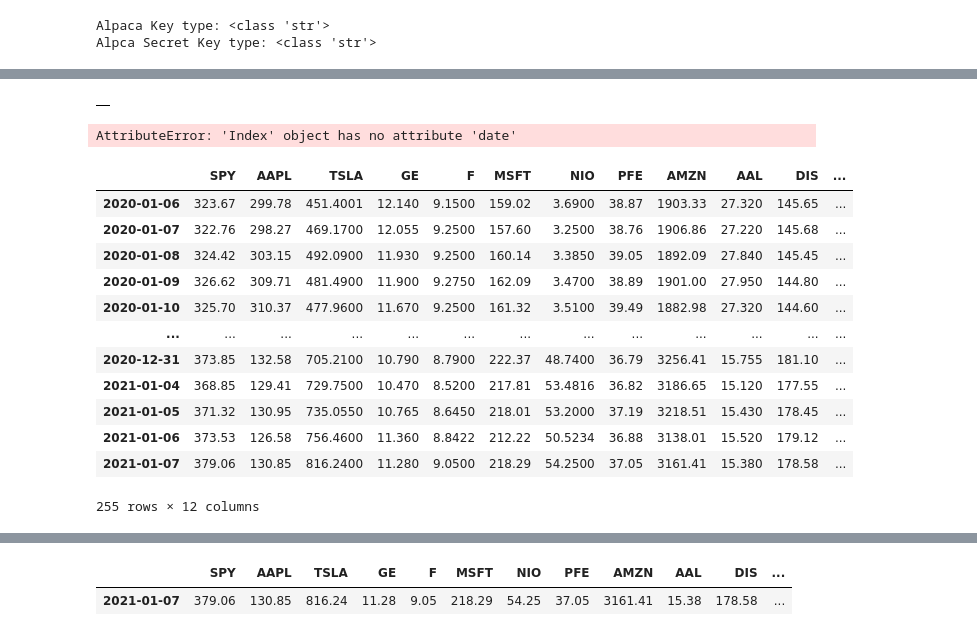
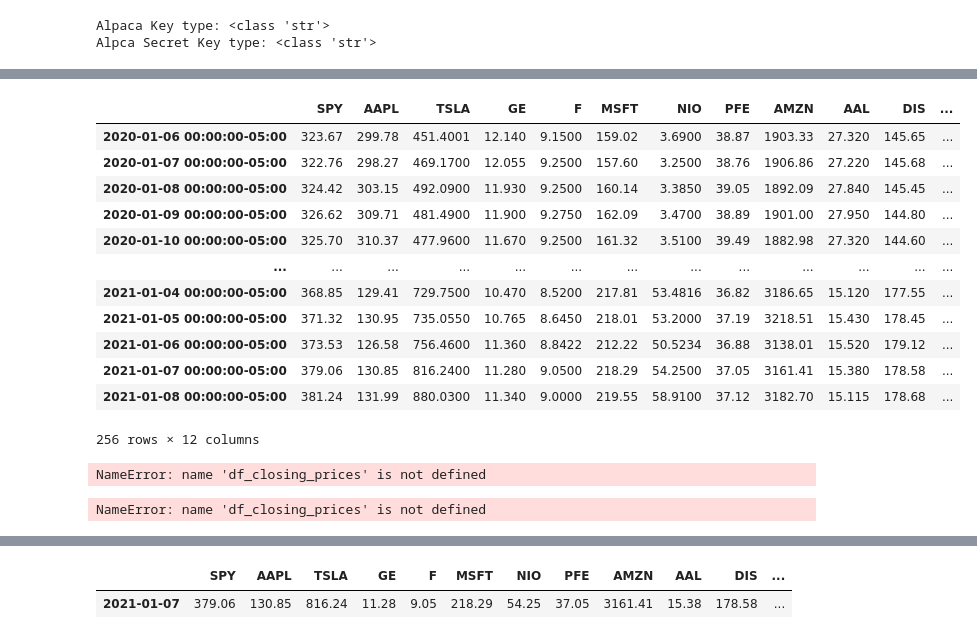
Before and after one commit to jtmcginley123/project-two, a Jupyter notebook: Jorge/sharpe_ratio.ipynb, the cells around one changed output, grey strips where cells are left out. Drawn from its saved outputs; the diff is of its cells as text; code cells hidden in the pictures.

```diff
--- a/Jorge/sharpe_ratio.ipynb
+++ b/Jorge/sharpe_ratio.ipynb
@@ -62,33 +64,33 @@ df_ticker
 # %%
-df_closing_prices = pd.DataFrame()
+df_closing_vol = pd.DataFrame()
 
 for ticker in tickers:
     df_closing_vol[ticker] = df_ticker[ticker]['close']
 # Preview DataFrame
 # YOUR CODE HERE!
-df_closing_prices
+df_closing_vol
 # %% [output]
-|  |
+|  | SPY | AAPL | TSLA | GE | F | MSFT | NIO | PFE | AMZN | AAL | DIS | ... |
+| 2020-01-06 00:00:00-05:00 | 323.67 | 299.78 | 451.4001 | 12.140 | 9.1500 | 159.02 | 3.6900 | 38.87 | 1903.33 | 27.320 | 145.65 | ... |
+| 2020-01-07 00:00:00-05:00 | 322.76 | 298.27 | 469.1700 | 12.055 | 9.2500 | 157.60 | 3.2500 | 38.76 | 1906.86 | 27.220 | 145.68 | ... |
+| 2020-01-08 00:00:00-05:00 | 324.42 | 303.15 | 492.0900 | 11.930 | 9.2500 | 160.14 | 3.3850 | 39.05 | 1892.09 | 27.840 | 145.45 | ... |
+| 2020-01-09 00:00:00-05:00 | 326.62 | 309.71 | 481.4900 | 11.900 | 9.2750 | 162.09 | 3.4700 | 38.89 | 1901.00 | 27.950 | 144.80 | ... |
+| 2020-01-10 00:00:00-05:00 | 325.70 | 310.37 | 477.9600 | 11.670 | 9.2500 | 161.32 | 3.5100 | 39.49 | 1882.98 | 27.320 | 144.60 | ... |
+| ... | ... | ... | ... | ... | ... | ... | ... | ... | ... | ... | ... | ... |
+| 2021-01-04 00:00:00-05:00 | 368.85 | 129.41 | 729.7500 | 10.470 | 8.5200 | 217.81 | 53.4816 | 36.82 | 3186.65 | 15.120 | 177.55 | ... |
+| 2021-01-05 00:00:00-05:00 | 371.32 | 130.95 | 735.0550 | 10.765 | 8.6450 | 218.01 | 53.2000 | 37.19 | 3218.51 | 15.430 | 178.45 | ... |
+| 2021-01-06 00:00:00-05:00 | 373.53 | 126.58 | 756.4600 | 11.360 | 8.8422 | 212.22 | 50.5234 | 36.88 | 3138.01 | 15.520 | 179.12 | ... |
+| 2021-01-07 00:00:00-05:00 | 379.06 | 130.85 | 816.2400 | 11.280 | 9.0500 | 218.29 | 54.2500 | 37.05 | 3161.41 | 15.380 | 178.58 | ... |
+| 2021-01-08 00:00:00-05:00 | 381.24 | 131.99 | 880.0300 | 11.340 | 9.0000 | 219.55 | 58.9100 | 37.12 | 3182.70 | 15.115 | 178.68 | ... |
+256 rows × 12 columns
 # %%
 df_closing_prices.index = df_closing_prices.index.date
 # %% [output]
-AttributeError: 'Index' object has no attribute 'date'
+NameError: name 'df_closing_prices' is not defined
 # %%
 df_closing_prices
 # %% [output]
-|  | SPY | AAPL | TSLA | GE | F | MSFT | NIO | PFE | AMZN | AAL | DIS | ... |
-| 2020-01-06 | 323.67 | 299.78 | 451.4001 | 12.140 | 9.1500 | 159.02 | 3.6900 | 38.87 | 1903.33 | 27.320 | 145.65 | ... |
-| 2020-01-07 | 322.76 | 298.27 | 469.1700 | 12.055 | 9.2500 | 157.60 | 3.2500 | 38.76 | 1906.86 | 27.220 | 145.68 | ... |
-| 2020-01-08 | 324.42 | 303.15 | 492.0900 | 11.930 | 9.2500 | 160.14 | 3.3850 | 39.05 | 1892.09 | 27.840 | 145.45 | ... |
-| 2020-01-09 | 326.62 | 309.71 | 481.4900 | 11.900 | 9.2750 | 162.09 | 3.4700 | 38.89 | 1901.00 | 27.950 | 144.80 | ... |
-| 2020-01-10 | 325.70 | 310.37 | 477.9600 | 11.670 | 9.2500 | 161.32 | 3.5100 | 39.49 | 1882.98 | 27.320 | 144.60 | ... |
-| ... | ... | ... | ... | ... | ... | ... | ... | ... | ... | ... | ... | ... |
-| 2020-12-31 | 373.85 | 132.58 | 705.2100 | 10.790 | 8.7900 | 222.37 | 48.7400 | 36.79 | 3256.41 | 15.755 | 181.10 | ... |
-| 2021-01-04 | 368.85 | 129.41 | 729.7500 | 10.470 | 8.5200 | 217.81 | 53.4816 | 36.82 | 3186.65 | 15.120 | 177.55 | ... |
-| 2021-01-05 | 371.32 | 130.95 | 735.0550 | 10.765 | 8.6450 | 218.01 | 53.2000 | 37.19 | 3218.51 | 15.430 | 178.45 | ... |
-| 2021-01-06 | 373.53 | 126.58 | 756.4600 | 11.360 | 8.8422 | 212.22 | 50.5234 | 36.88 | 3138.01 | 15.520 | 179.12 | ... |
-| 2021-01-07 | 379.06 | 130.85 | 816.2400 | 11.280 | 9.0500 | 218.29 | 54.2500 | 37.05 | 3161.41 | 15.380 | 178.58 | ... |
-255 rows × 12 columns
+NameError: name 'df_closing_prices' is not defined
 # %%
 df_closing_prices.std()
 # %% [output]
```
Also changed, not shown: parts of 12 cells of this notebook, 1 other file.
